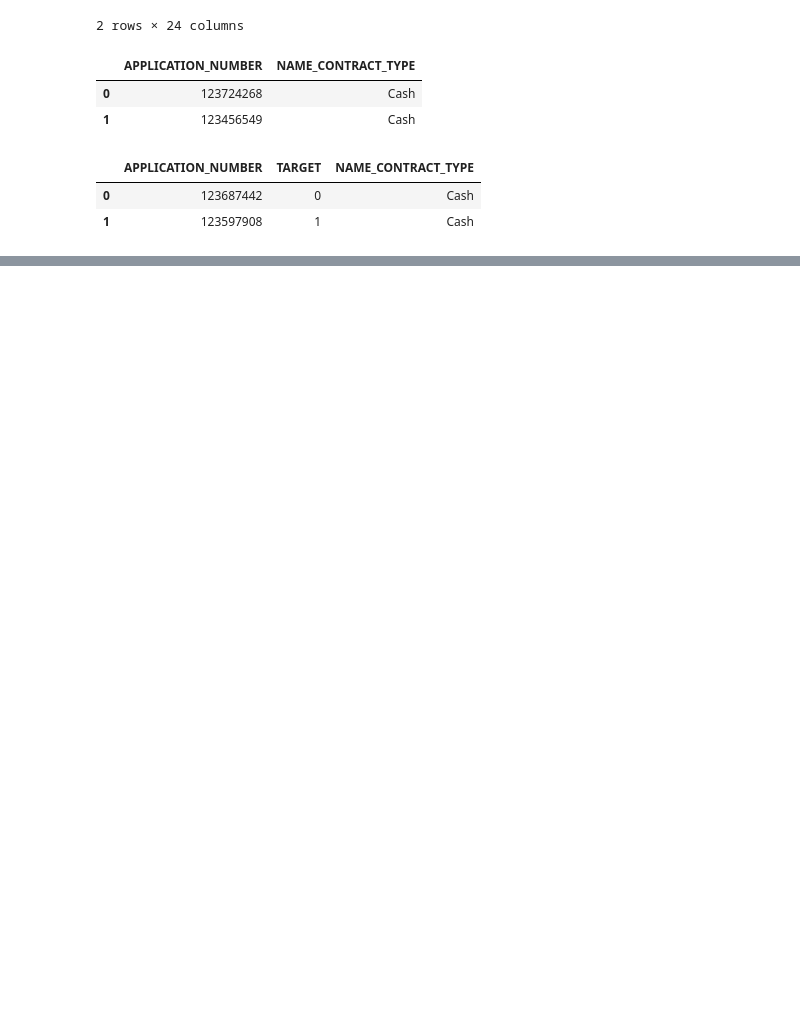
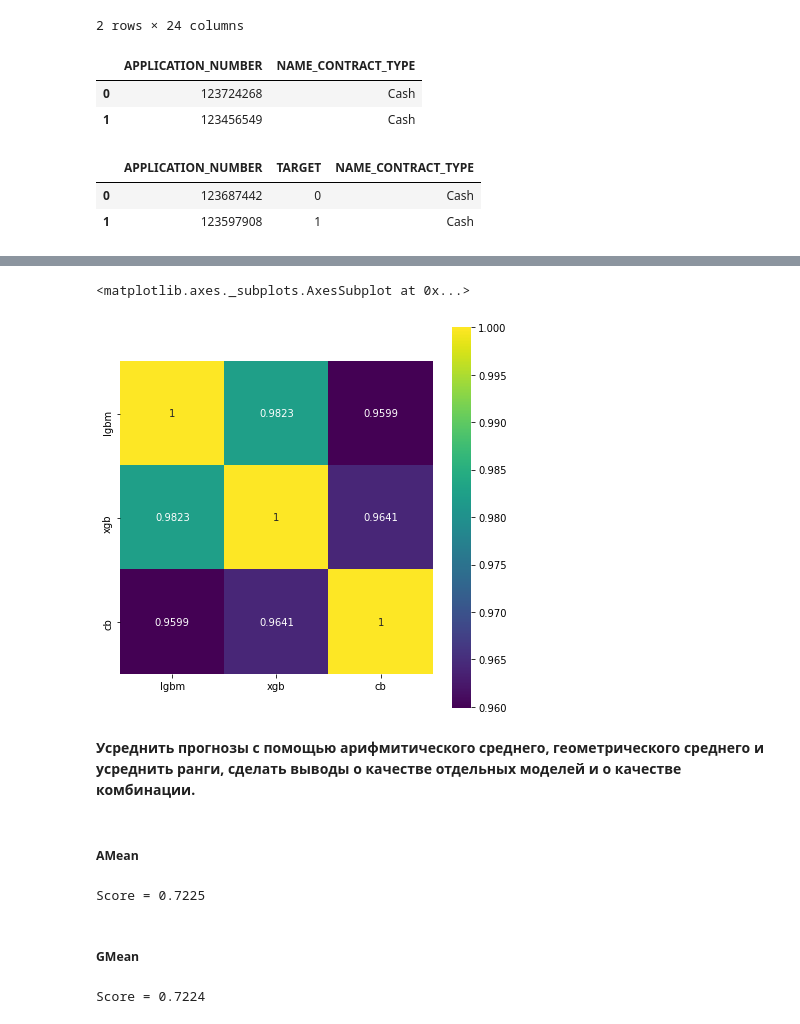
Before and after one commit to lyutovad/GU_DA_Kaggle, a Jupyter notebook: Homeworks/Homework7.ipynb, the cells around one changed output, grey strips where cells are left out. Cells and saved outputs as stored; diff of their text form; code cells hidden in the pictures; blank space fills up the shorter version.

```diff
--- a/Homeworks/Homework7.ipynb
+++ b/Homeworks/Homework7.ipynb
@@ -244,0 +470,5 @@ OOF-score = 0.7015
+# %%
+prediction_cb = np.zeros(test.shape[0])
+for model in estimators_cb:
+    prediction_cb+=model.predict_proba(test)[:, 1]
+prediction_cb = prediction_cb/len(estimators_cb)
@@ -244,0 +480,36 @@ OOF-score = 0.7015
+# %%
+scores_preds = pd.DataFrame({
+    "lgbm": prediction_lxbm,
+    "xgb": prediction_xgb,
+    "cb": prediction_cb
+})
+
+corr = scores_preds.corr()
+# %%
+fig, axes = plt.subplots(1, 1, figsize=(7, 7))
+sns.heatmap(corr, annot=True, fmt=".4g", square=True, cmap="viridis", ax=axes)
+# %% [output]
+<matplotlib.axes._subplots.AxesSubplot at 0x...>
+[figure, added]
+# %% [markdown]
+**Усреднить прогнозы с помощью арифмитического среднего, геометрического среднего и усреднить ранги, сделать выводы о качестве отдельных моделей и о качестве комбинации.**
+# %% [markdown]
+##### AMean
+# %%
+scores_mean = scores.mean(axis=1)
+
+score = roc_auc_score(target, scores_mean)
+print(f"Score = {round(score, 4)}")
+
+# 0.6*best + 0.4*(best-1)
+# scipy.optimize
+# %% [output]
+Score = 0.7225
+# %% [markdown]
+##### GMean
+# %%
+scores_mean = gmean(scores, axis=1)
+score = roc_auc_score(target, scores_mean)
+print(f"Score = {round(score, 4)}")
+# %% [output]
+Score = 0.7224
```
Also changed, not shown: parts of 48 cells of this notebook.
